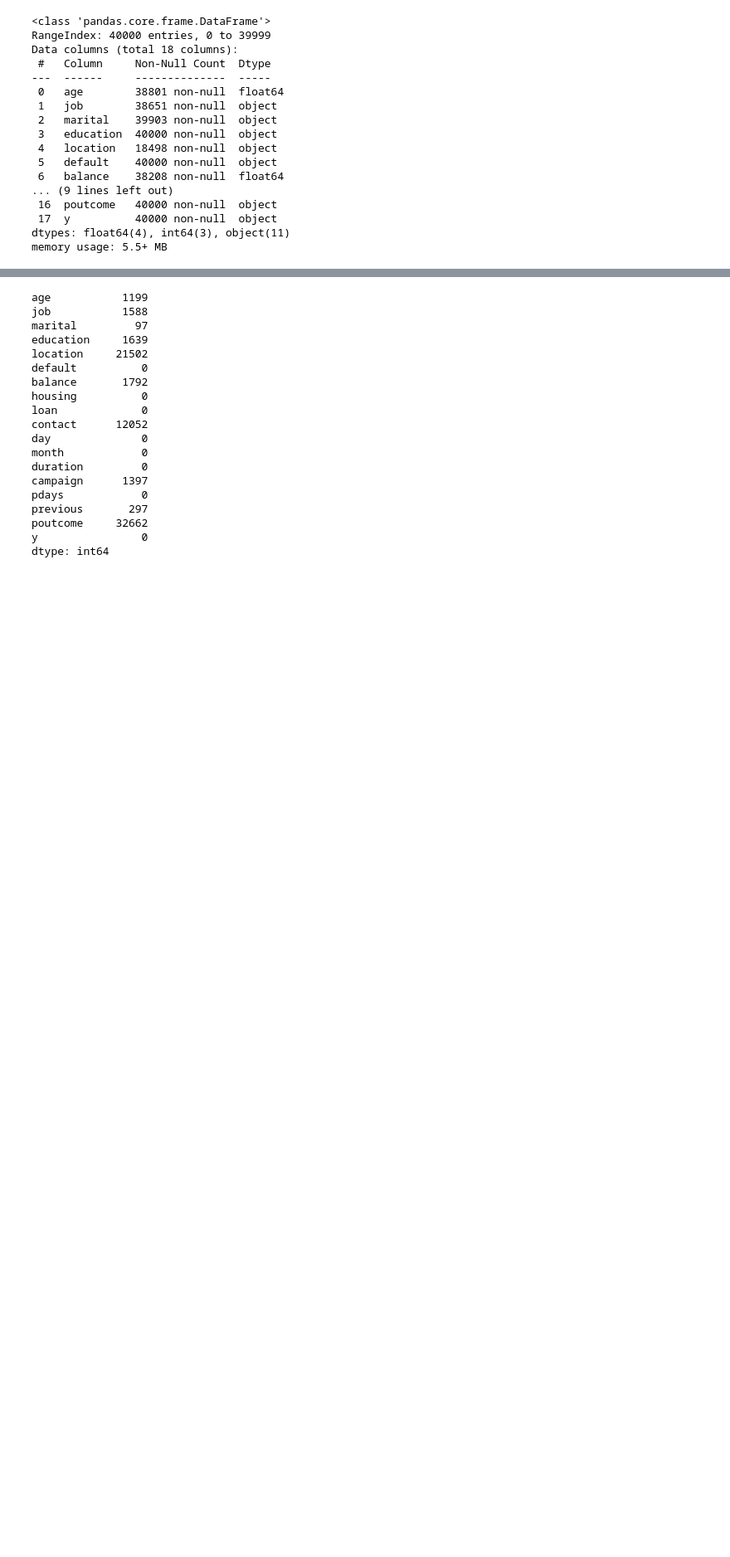
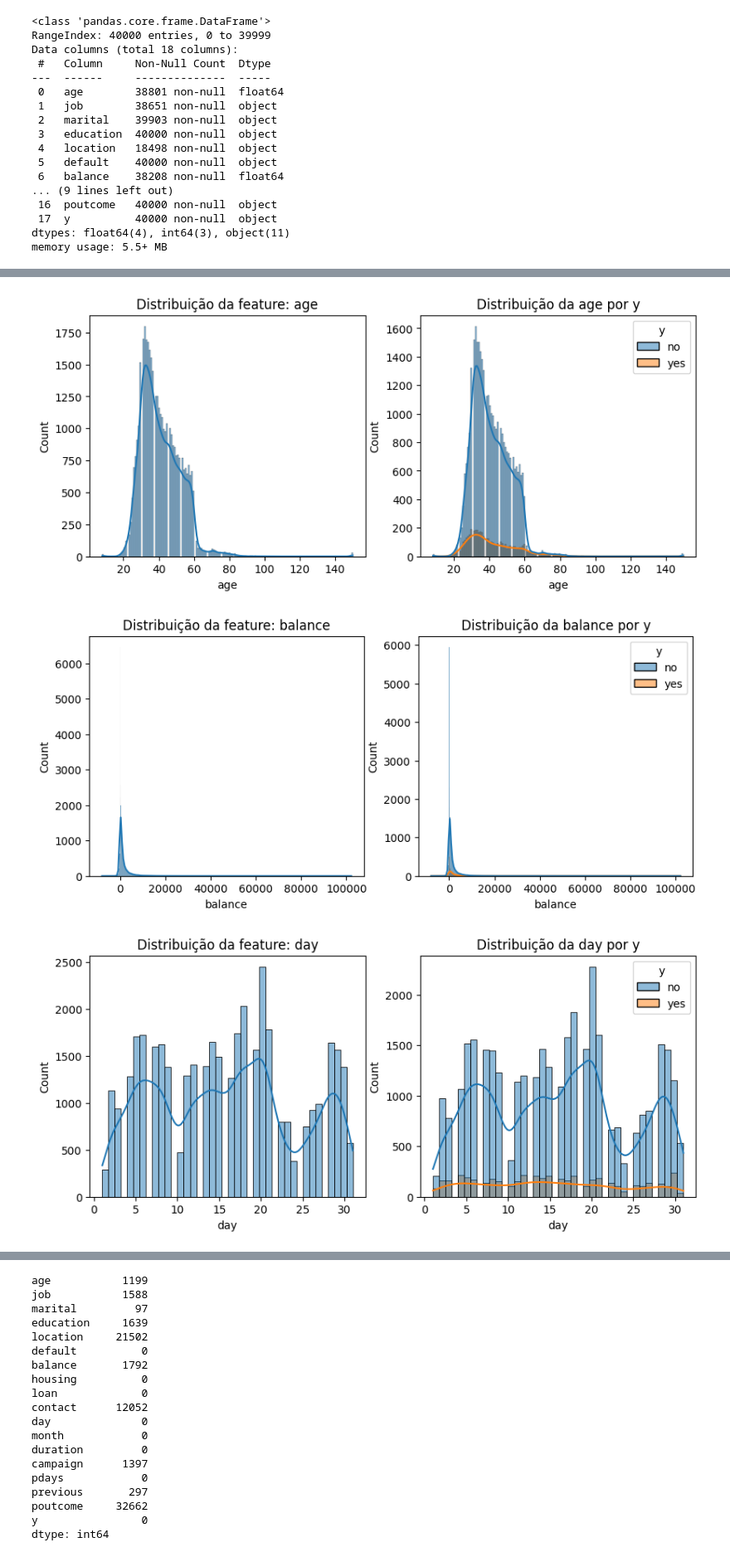
Before and after one commit to ArthurWDamasi0/ProjetoFinalTA, a Jupyter notebook: NovaAnalise.ipynb, the cells around one changed output, grey strips where cells are left out. Shown at 83% size. Saved outputs shown, nothing was run; the diff lists cells and outputs as text; code cells hidden in the pictures; blank space fills up the shorter version.

```diff
--- a/NovaAnalise.ipynb
+++ b/NovaAnalise.ipynb
@@ -9,7 +9,7 @@ import seaborn as sns
 import pandas as pd
 from sklearn.impute import KNNImputer
 # %%
-df = pd.read_csv('./raw_data/bank_train.csv')
+df = pd.read_csv('./raw_df/bank_train.csv')
 display(df)
 # %% [output]
 |  | id | age | job | marital | education | location | default | balance | housing | loan | contact | ... |
@@ -100,0 +118,2 @@ Y
+# %%
+df = df.replace({"n": "no", "y": "yes"}) #agora não há mais valores n e y e sim apenas no e yes, o que facilita a análise
@@ -100,0 +124,16 @@ Y
+# %%
+numerical_features = df.select_dtypes(include=['int64', 'float64']).columns
+
+for feature in numerical_features:
+    plt.figure(figsize=(10, 4))
+    plt.subplot(1, 2, 1)
+    sns.histplot(df[feature].dropna(), kde=True)
+    plt.title(f'Distribuição da feature: {feature}')
+    plt.subplot(1, 2, 2)
+    sns.histplot(data = df, x=df[feature], hue='y', kde=True)
+    plt.title(f'Distribuição da {feature} por y')
+    plt.show()
+# %% [output]
+[figure, added]
+[figure, added]
+[figure, added]
```
Also changed, not shown: parts of 22 cells of this notebook.
